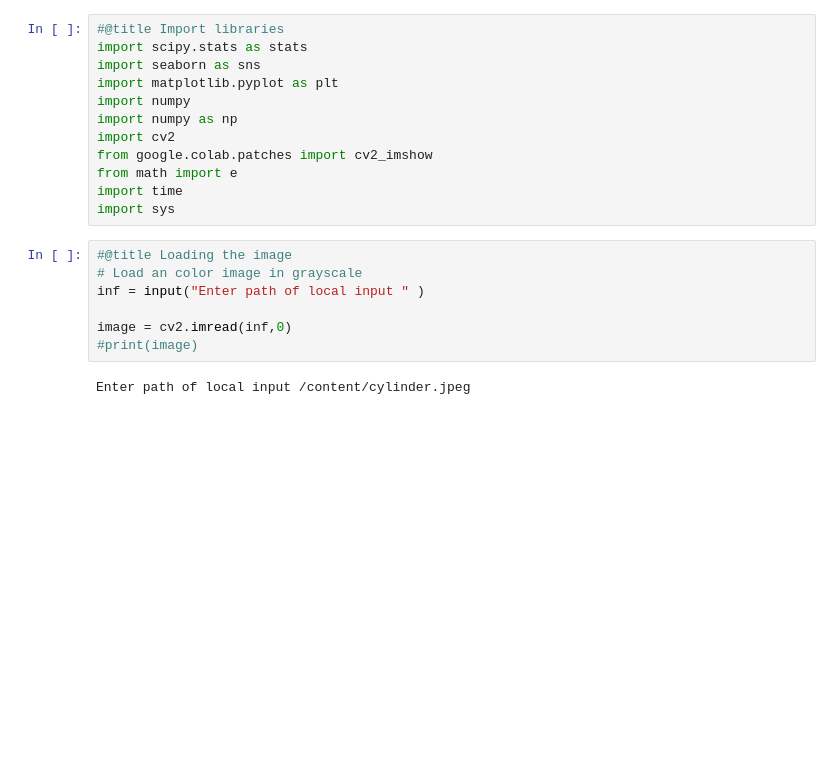
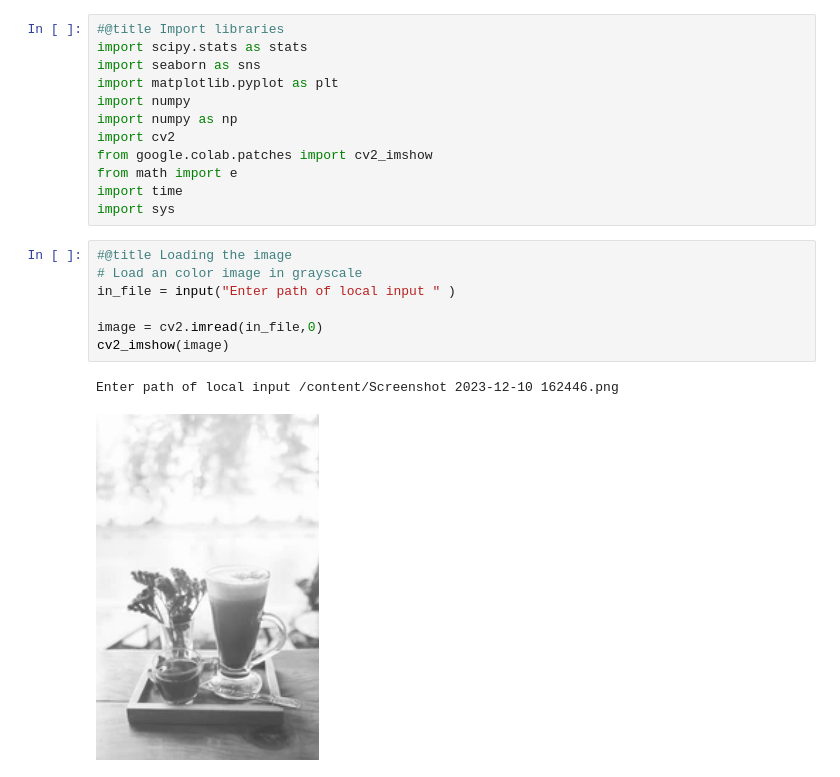
Before and after one commit to 21skar4/GNR-607-Assignment-Guide, a Jupyter notebook: GNR607_Project.ipynb, the cells around one changed output. Drawn from its saved outputs; the diff is of its cells as text; blank space fills up the shorter version.

```diff
--- a/GNR607_Project.ipynb
+++ b/GNR607_Project.ipynb
@@ -15,12 +15,13 @@ import sys
 # %%
 #@title Loading the image
 # Load an color image in grayscale
-inf = input("Enter path of local input " )
+in_file = input("Enter path of local input " )
 
-image = cv2.imread(inf,0)
-#print(image)
+image = cv2.imread(in_file,0)
+cv2_imshow(image)
 # %% [output]
-Enter path of local input /content/cylinder.jpeg
+Enter path of local input /content/Screenshot 2023-12-10 162446.png
+[figure, added]
 # %%
 #@title Histogram , Size and Max , Min greylevel
 plt.subplot(1,2,1)
```
Also changed, not shown: parts of 4 cells of this notebook.
